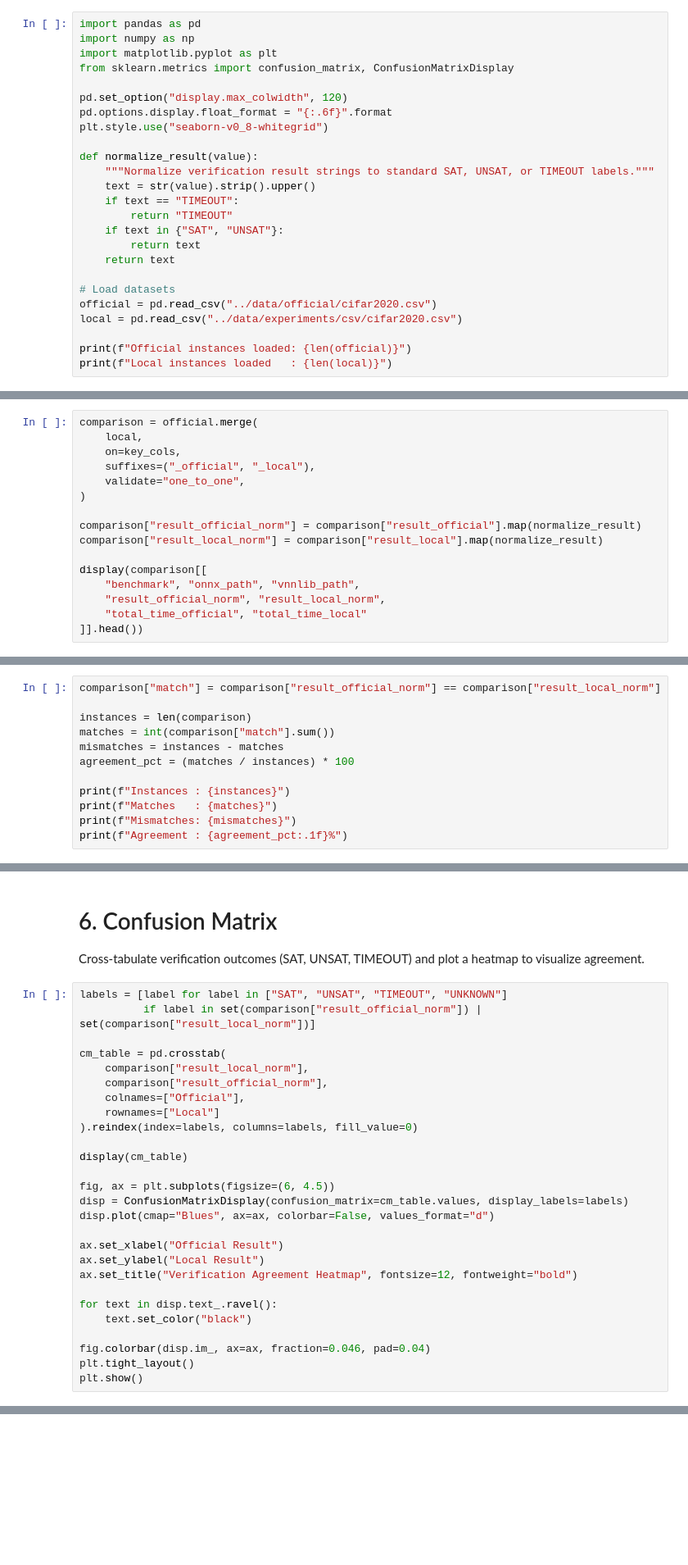
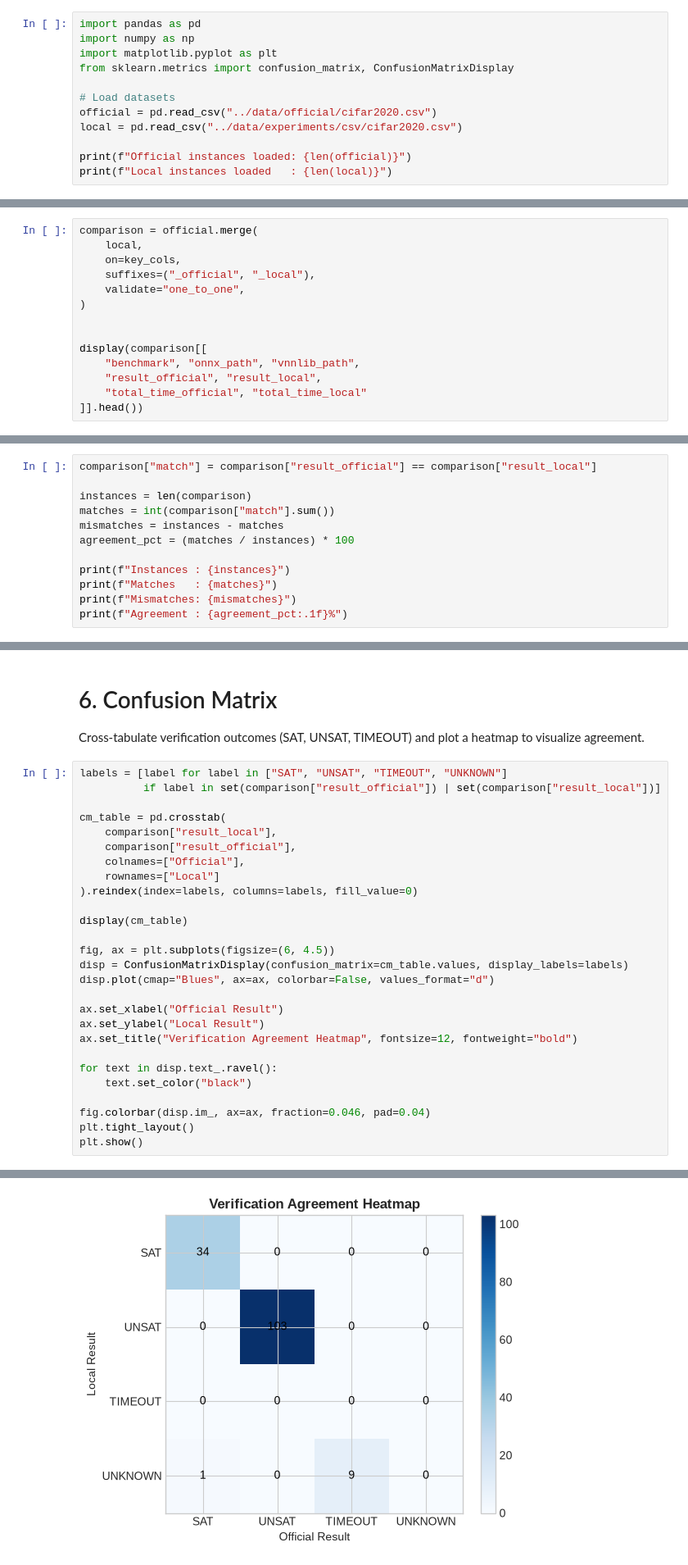
Before and after one commit to anesmeftah/alpha-beta-crown-evaluation, a Jupyter notebook: notebooks/CIFAR2020_Evaluation.ipynb, the cells around one changed output, grey strips where cells are left out. Shown at 82% size. Cells and saved outputs as stored; diff of their text form; blank space fills up the shorter version.

```diff
--- a/notebooks/CIFAR2020_Evaluation.ipynb
+++ b/notebooks/CIFAR2020_Evaluation.ipynb
@@ -20,19 +20,6 @@ import pandas as pd
 import numpy as np
 import matplotlib.pyplot as plt
 from sklearn.metrics import confusion_matrix, ConfusionMatrixDisplay
-
-pd.set_option("display.max_colwidth", 120)
-pd.options.display.float_format = "{:.6f}".format
-plt.style.use("seaborn-v0_8-whitegrid")
-
-def normalize_result(value):
-    """Normalize verification result strings to standard SAT, UNSAT, or TIMEOUT labels."""
-    text = str(value).strip().upper()
-    if text == "TIMEOUT":
-        return "TIMEOUT"
-    if text in {"SAT", "UNSAT"}:
-        return text
-    return text
 
 # Load datasets
 official = pd.read_csv("../data/official/cifar2020.csv")
@@ -76,11 +66,9 @@ comparison = official.merge(
     validate="one_to_one",
 )
 
-comparison["result_official_norm"] = comparison["result_official"].map(normalize_result)
-comparison["result_local_norm"] = comparison["result_local"].map(normalize_result)
 
 display(comparison[[
     "benchmark", "onnx_path", "vnnlib_path",
-    "result_official_norm", "result_local_norm",
+    "result_official", "result_local",
     "total_time_official", "total_time_local"
 ]].head())
@@ -89,7 +84,7 @@ display(comparison[[
 
 Calculate overall match rate and agreement percentage between local execution and official VNN-COMP results.
 # %%
-comparison["match"] = comparison["result_official_norm"] == comparison["result_local_norm"]
+comparison["match"] = comparison["result_official"] == comparison["result_local"]
 
 instances = len(comparison)
 matches = int(comparison["match"].sum())
@@ -106,11 +106,11 @@ print(f"Agreement : {agreement_pct:.1f}%")
 Cross-tabulate verification outcomes (SAT, UNSAT, TIMEOUT) and plot a heatmap to visualize agreement.
 # %%
 labels = [label for label in ["SAT", "UNSAT", "TIMEOUT", "UNKNOWN"]
-          if label in set(comparison["result_official_norm"]) | set(comparison["result_local_norm"])]
+          if label in set(comparison["result_official"]) | set(comparison["result_local"])]
 
 cm_table = pd.crosstab(
-    comparison["result_local_norm"],
-    comparison["result_official_norm"],
+    comparison["result_local"],
+    comparison["result_official"],
     colnames=["Official"],
     rownames=["Local"]
 ).reindex(index=labels, columns=labels, fill_value=0)
@@ -131,3 +131,4 @@ for text in disp.text_.ravel():
 fig.colorbar(disp.im_, ax=ax, fraction=0.046, pad=0.04)
 plt.tight_layout()
 plt.show()
+# %% [output]
@@ -134,3 +141,4 @@ plt.show()
+[figure, added]
 # %% [markdown]
 # 7. Mismatch Analysis
 
```
Also changed, not shown: parts of 10 cells of this notebook.
